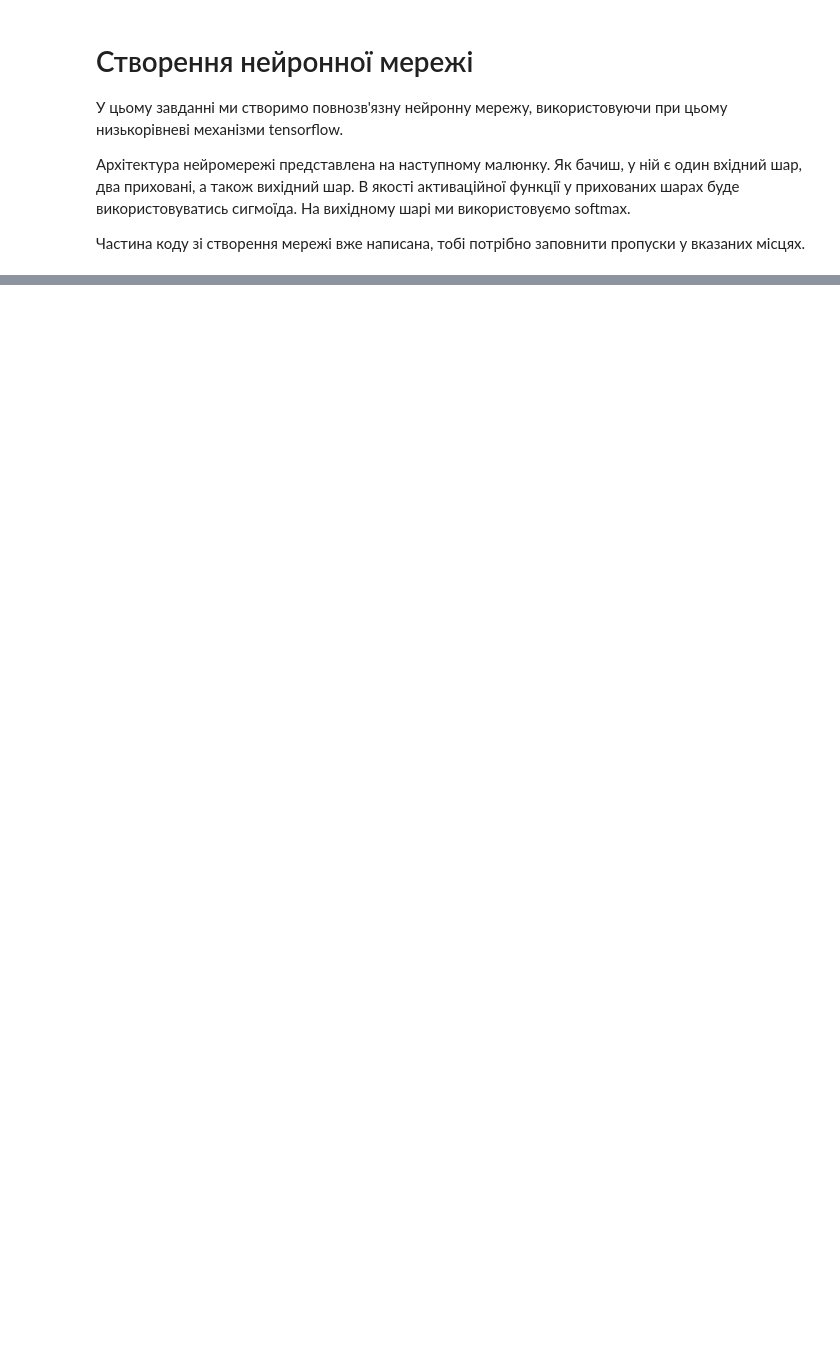
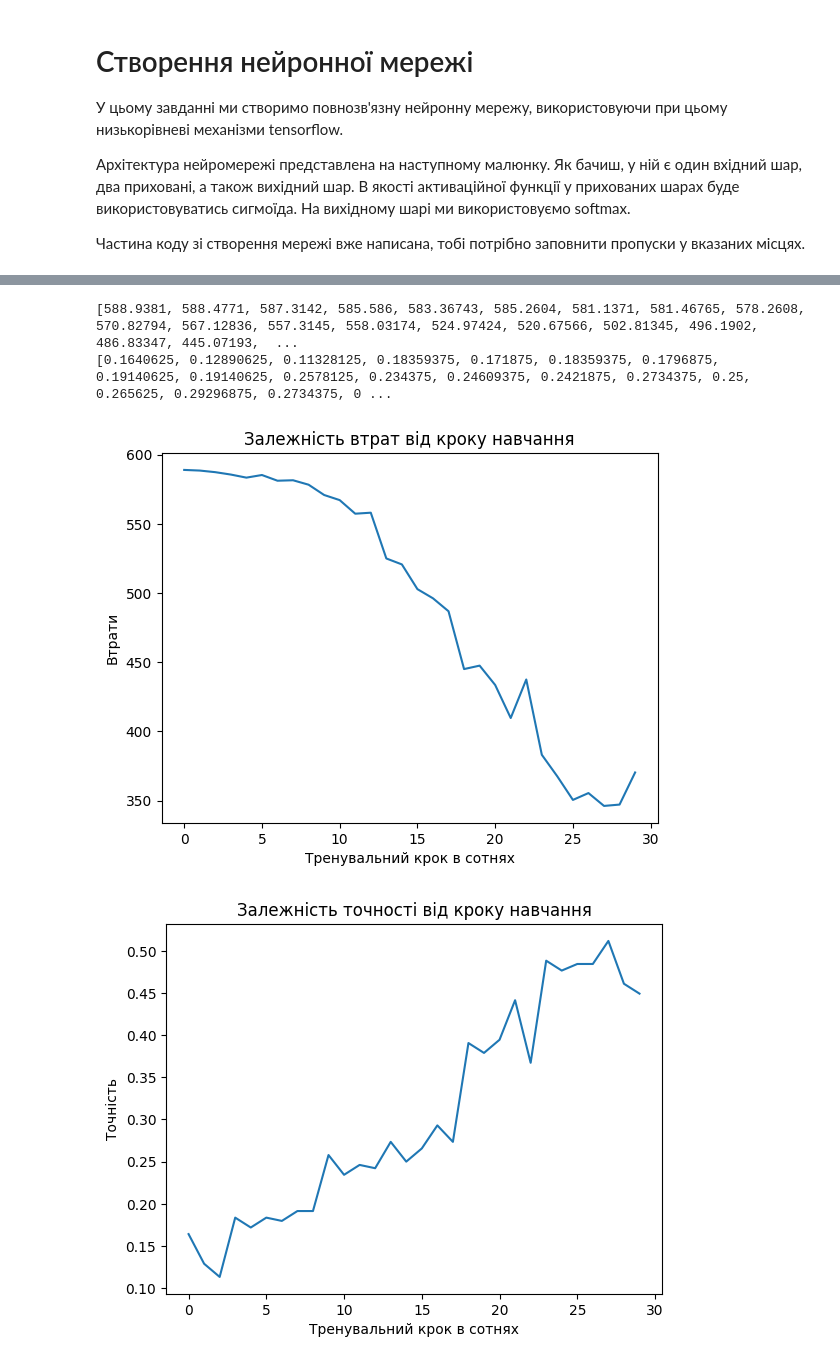
Before and after one commit to evgen-kulik/data_science_hw8, a Jupyter notebook: GoIT_HW_8_new.ipynb, the cells around one changed output, grey strips where cells are left out. Drawn from its saved outputs; the diff is of its cells as text; code cells hidden in the pictures; blank space fills up the shorter version.

```diff
--- a/GoIT_HW_8_new.ipynb
+++ b/GoIT_HW_8_new.ipynb
@@ -150,6 +147,7 @@ def accuracy(y_pred, y_true):
     # axis=1 - максимальне значення шукається вздовж другої осі, тобто вздовж стовпців
 
     # Отримаємо індекси правильних класів
+    y_true = tf.one_hot(y_true, depth=num_classes)
     true_classes = tf.argmax(y_true, axis=1)
     # y_true - one-hot закодовані мітки класів
 
@@ -194,23 +198,51 @@ accuracy_history = [] # кожні display_step кроків зберігай в
 # із тренувального датасета train_data вилучи випадкову підмножину, на якій
 # відбудеться тренування. Використовуй метод take, доступний для тренувального датасета.
 for step, (batch_x, batch_y) in enumerate(train_data.take(training_steps), 1):
-    # Оновлюємо ваги нейронної мережі
-    # Місце для вашого коду
+    # з кожною ітерацією циклу отримується новий пакет даних (batch_x, batch_y) з тренувального датасету
+    # Навчання моделі
+    train_process = train(neural_net, batch_x, batch_y)
+    # Поточне значення втрат
+    current_loss = train_process[1]
+    # Поточне значення точності
+    current_accuracy = accuracy(train_process[0], batch_y)
 
-    if step % display_step == 0:
-        pred = neural_net(batch_x)
-        # Місце для вашого коду
+    if step % display_step == 0:  # кожні 100 ітерацій ми будемо показувати поточне значення функції втрат і точності
+        # pred = neural_net(batch_x)  # оновлюємо прогнози для обчислення точності для вхідних даних
+
+        # current_loss = train_process[1]
+        # current_accuracy = accuracy(pred, batch_y)
+
+        # current_loss & current_accuracy мають вигляд tf.Tensor(338.40845, shape=(), dtype=tf.float32)
+        loss_history.append(current_loss.numpy())
+        accuracy_history.append(current_accuracy.numpy())
+
+print(loss_history)
+print(accuracy_history)
+# %% [output]
+[588.9381, 588.4771, 587.3142, 585.586, 583.36743, 585.2604, 581.1371, 581.46765, 578.2608, 570.82794, 567.12836, 557.3145, 558.03174, 524.97424, 520.67566, 502.81345, 496.1902, 486.83347, 445.07193,  ...
+[0.1640625, 0.12890625, 0.11328125, 0.18359375, 0.171875, 0.18359375, 0.1796875, 0.19140625, 0.19140625, 0.2578125, 0.234375, 0.24609375, 0.2421875, 0.2734375, 0.25, 0.265625, 0.29296875, 0.2734375, 0 ...
 # %%
 # Виведіть графіки залежності зміни точності і втрат від кроку
 # Якщо все зроблено правильно, то точність повинна зростати, а втрати зменшуватись
 
 import matplotlib.pyplot as plt
 
 # Виведіть графік функції втрат
-# Місце для вашого коду
+plt.plot(loss_history)
+plt.xlabel('Тренувальний крок в сотнях')
+plt.ylabel('Втрати')
+plt.title('Залежність втрат від кроку навчання')
+plt.show()
 
 # Виведіть графік точності
-# Місце для вашого коду
+plt.plot(accuracy_history)
+plt.xlabel('Тренувальний крок в сотнях')
+plt.ylabel('Точність')
+plt.title('Залежність точності від кроку навчання')
+plt.show()
+# %% [output]
+[figure, added]
+[figure, added]
 # %%
 # Обчисліть точність навченої нейромережі
 # Місце для вашого коду
```
Also changed, not shown: parts of 2 cells of this notebook, 1 other file.
